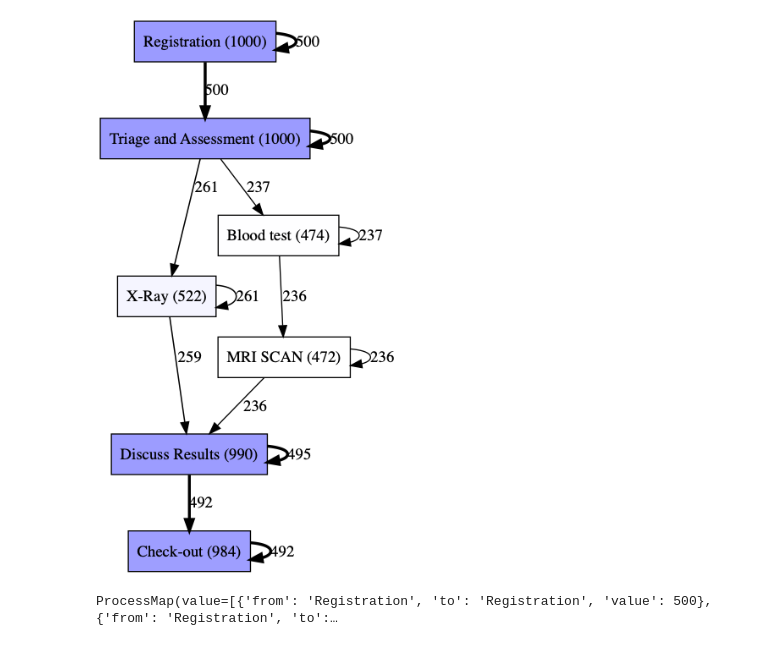
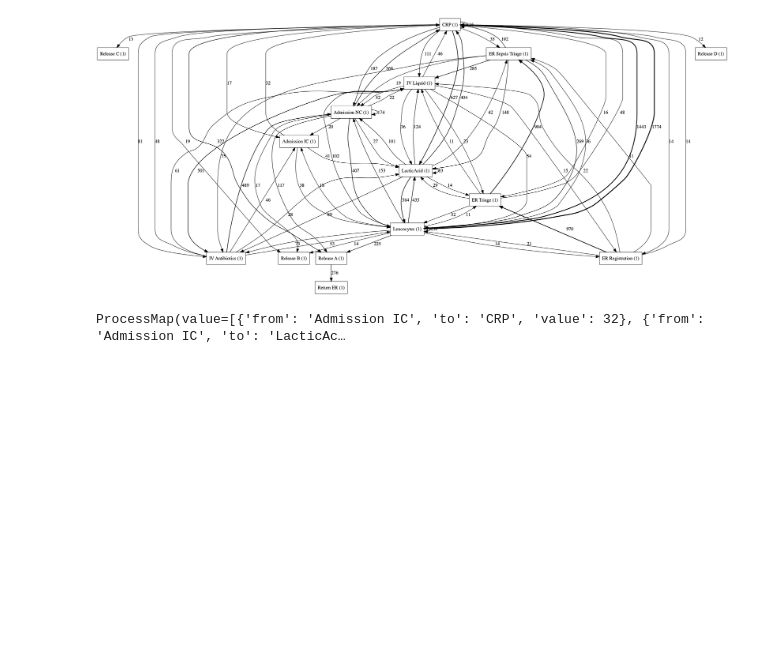
Before and after one commit to navikt/ntnu-process-mining, a Jupyter notebook: notebooks/work/processmining.py.ipynb, the cells around one changed output. Saved outputs shown, nothing was run; the diff lists cells and outputs as text; code cells hidden in the pictures; blank space fills up the shorter version.

Commit message:
Create frequency process map with csv and pandas instead of xes

```diff
--- a/notebooks/work/processmining.py.ipynb
+++ b/notebooks/work/processmining.py.ipynb
@@ -31,19 +3,35 @@ dfg = dfg_factory.apply(log, variant="frequency") # variant = frequency or perfo
+# %%
+from pm4py.algo.discovery.dfg import factory as dfg_factory
+from pm4py.objects.log.adapters.pandas import csv_import_adapter
+from pm4py.algo.discovery.dfg.adapters.pandas import df_statistics
+from pm4py import util as pmutil
+
+from pandas import read_csv
+file = read_csv(os.path.join("files","input_data","sepsis.csv"))
+
+log = csv_import_adapter.convert_timestamp_columns_in_df(file, timest_columns=[
+    'timestamp'
+])
+dfg_frequency, dfg_performance = df_statistics.get_dfg_graph(log, measure="both",
+                                                            activity_key='activity',
+                                                            timestamp_key='timestamp',
+                                                            case_id_glue='case_id')
 # %%
 from pm4py.visualization.dfg import factory as dfg_vis_factory
 
-gviz = dfg_vis_factory.apply(dfg, log=log, variant="frequency")
+gviz = dfg_vis_factory.apply(dfg_frequency, variant="frequency")
 dfg_vis_factory.view(gviz)
 # %% [output]
-[figure, old version]
+[figure, new version]
 # %%
 from ntnu_process_mining import ProcessMap
 
 pm_edges = []
-for (src, dst), weight in dfg.items():
+for (src, dst), weight in dfg_frequency.items():
     pm_edges.append({"from": src, "to": dst, "value": weight})
 
 process_map = ProcessMap()
 process_map.value = pm_edges
 process_map
 # %% [output]
-ProcessMap(value=[{'from': 'Registration', 'to': 'Registration', 'value': 500}, {'from': 'Registration', 'to':…
+ProcessMap(value=[{'from': 'Admission IC', 'to': 'CRP', 'value': 32}, {'from': 'Admission IC', 'to': 'LacticAc…
```
Also changed, not shown: parts of 5 cells of this notebook, 2 other files.
